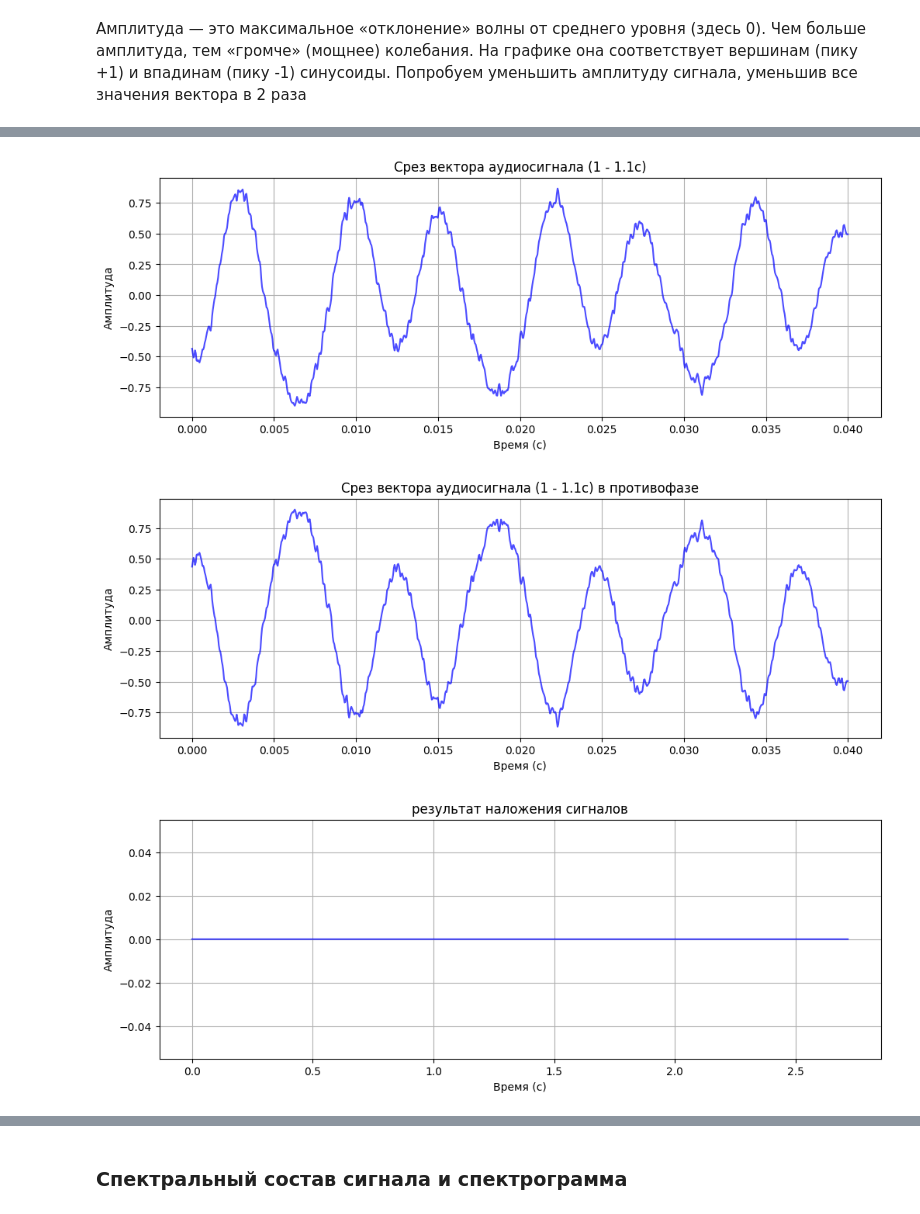
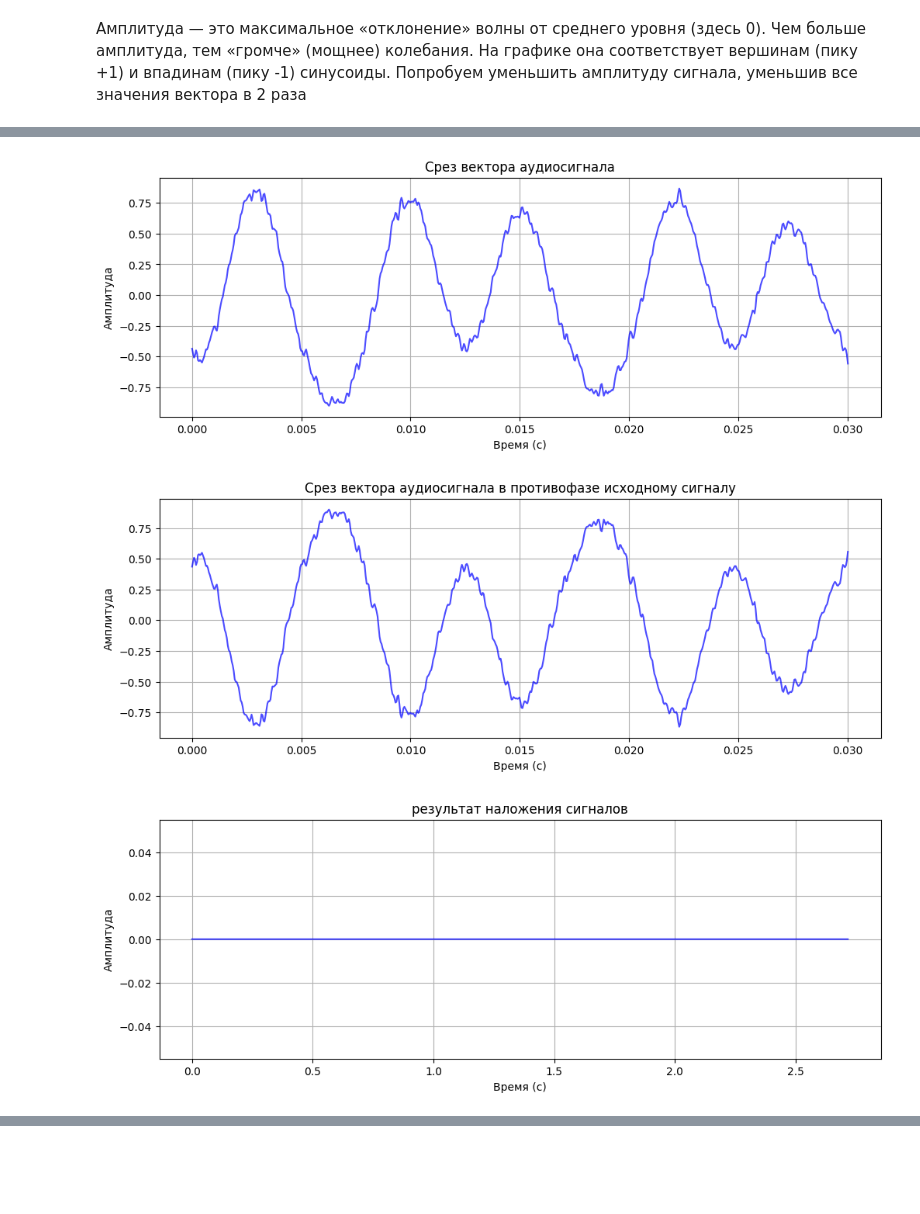
Before and after one commit to gi6rgi/audio_course, a Jupyter notebook: lesson1.ipynb, the cells around one changed output, grey strips where cells are left out. Drawn from its saved outputs; the diff is of its cells as text; code cells hidden in the pictures; blank space fills up the shorter version.

```diff
--- a/lesson1.ipynb
+++ b/lesson1.ipynb
@@ -11,7 +11,7 @@
 # %%
 import librosa
 
-AUDIO_PATH = "audio/E2_string_2.mp3"
+AUDIO_PATH = "audio/E2_string.mp3"
 
 y, sr = librosa.load(AUDIO_PATH)
 
@@ -197,19 +201,17 @@ ipd.display(ipd.Audio(y_pitched_quieter, rate=sr, normalize=False))
 # %%
 y_shifted = y * -1
 
-y_trimmed = y[int(sr*0.11):int(sr * 0.15)]
-y_shifted_trimmed = y_shifted[int(sr*0.11):int(sr * 0.15)]
+y_trimmed = y[int(sr*0.11):int(sr * 0.14)]
+y_shifted_trimmed = y_shifted[int(sr*0.11):int(sr * 0.14)]
 y_phase_shift = y_shifted + y
 
-plot_audio_signal(y=y_trimmed, sr=sr, title="Срез вектора аудиосигнала (1 - 1.1c)")
-plot_audio_signal(y=y_shifted_trimmed, sr=sr, title="Срез вектора аудиосигнала (1 - 1.1c) в противофазе")
+plot_audio_signal(y=y_trimmed, sr=sr, title="Срез вектора аудиосигнала")
+plot_audio_signal(y=y_shifted_trimmed, sr=sr, title="Срез вектора аудиосигнала в противофазе исходному сигналу")
 plot_audio_signal(y=y_phase_shift, sr=sr, title="результат наложения сигналов")
 
 ipd.Audio(y_phase_shift, rate=sr)
 # %% [output]
-[figure, old version]
+[figure, new version]
-[figure, old version]
+[figure, new version]
 [figure]
 [interactive output not drawn]
-# %% [markdown]
-### Спектральный состав сигнала и спектрограмма
```
Also changed, not shown: parts of 6 cells of this notebook.
